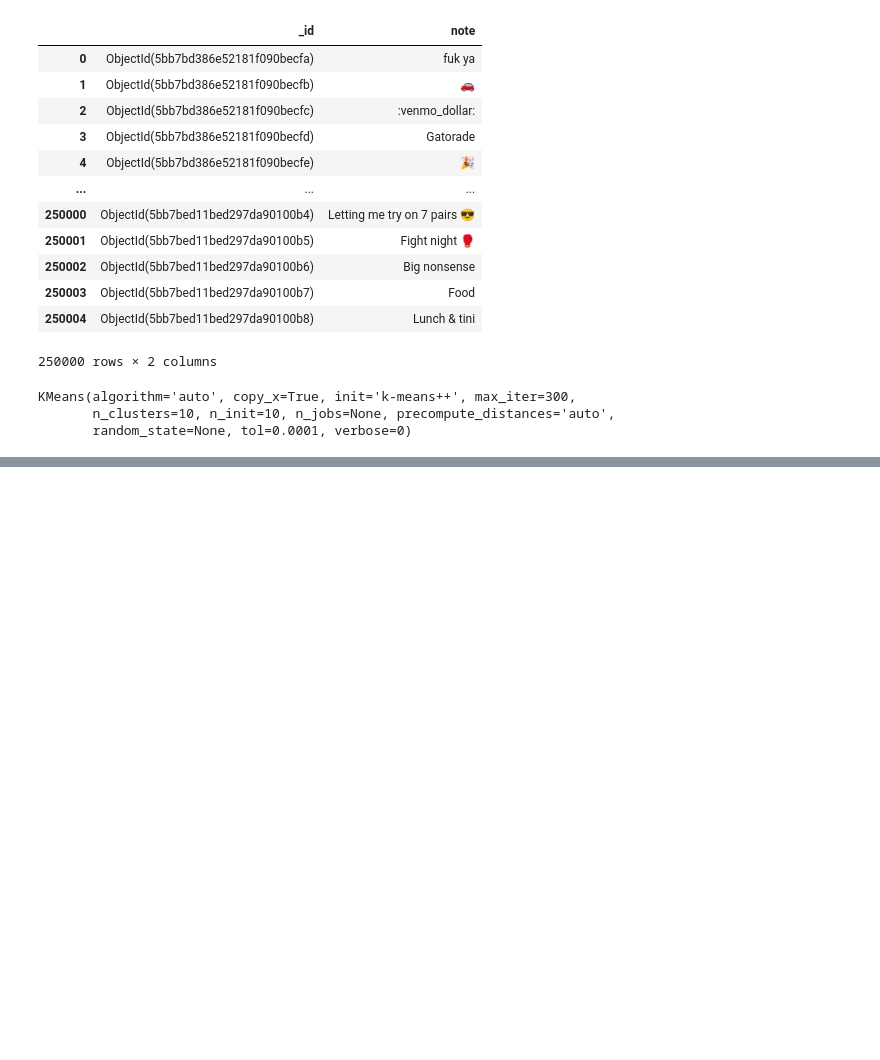
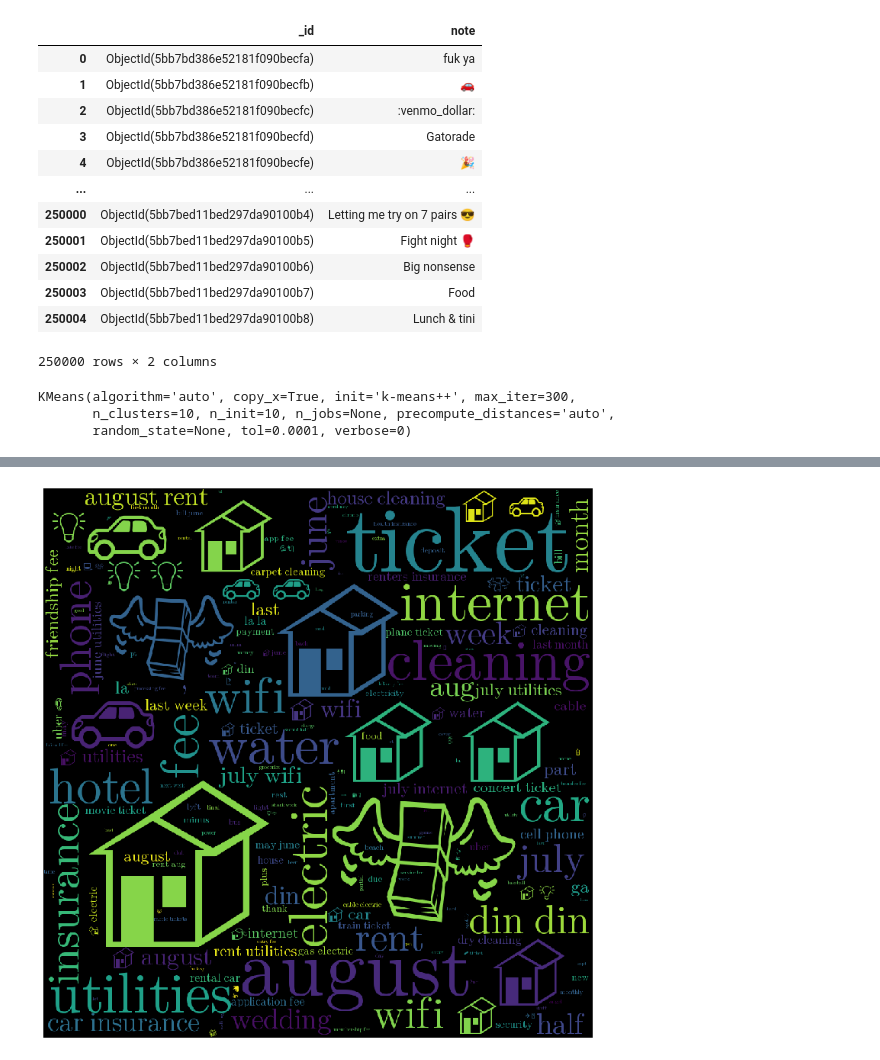
Before and after one commit to prasantadh/venmo-analytics, a Jupyter notebook: notes.ipynb, the cells around one changed output, grey strips where cells are left out. Saved outputs shown, nothing was run; the diff lists cells and outputs as text; code cells hidden in the pictures; blank space fills up the shorter version.

```diff
--- a/notes.ipynb
+++ b/notes.ipynb
@@ -110,0 +123,5 @@ plt.show()
+# %%
+#cluster 5
+create_cluster_cloud(5)
+# %% [output]
+[figure, added]
```
Also changed, not shown: parts of 13 cells of this notebook, 1 other file.
